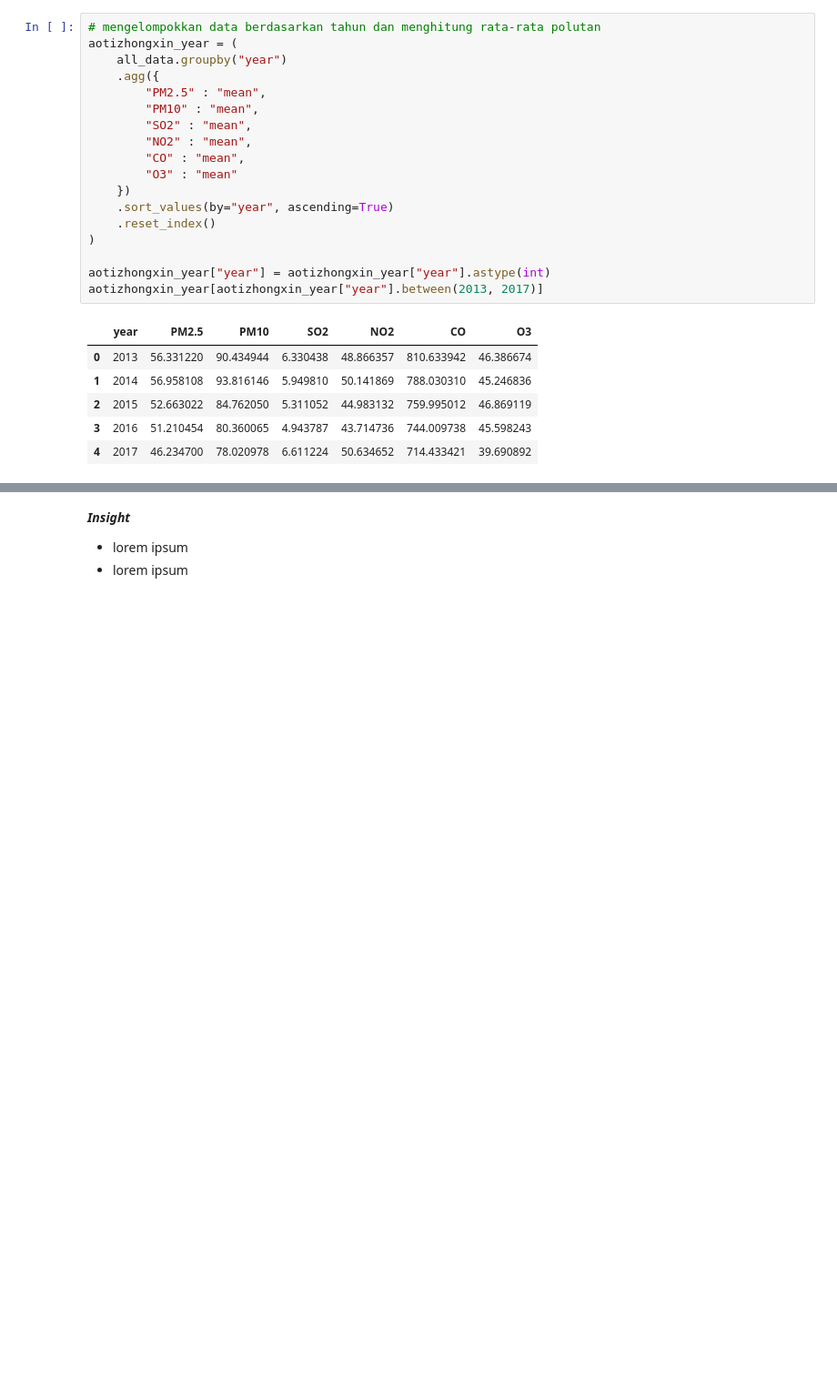
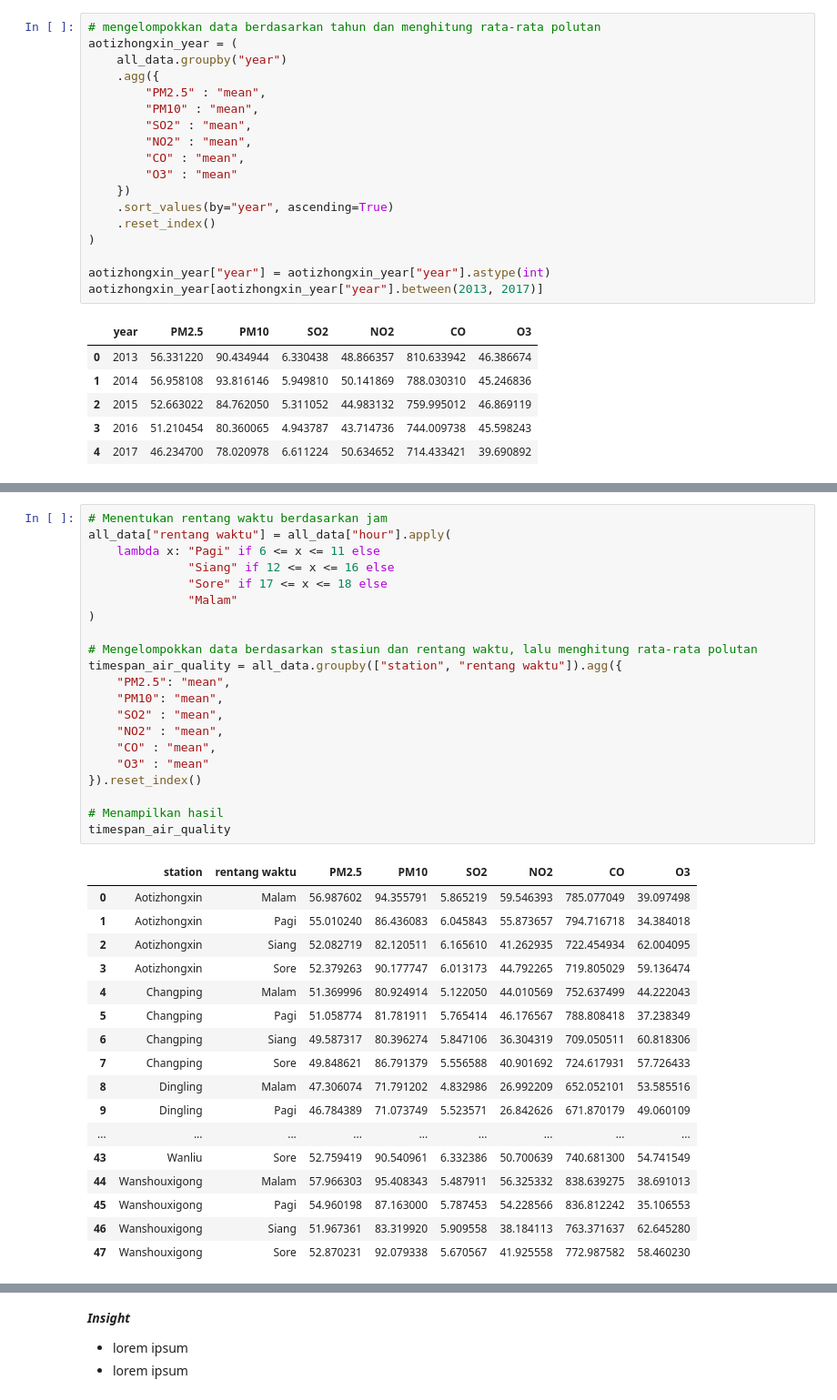
Before and after one commit to Azuredeer/Air-Quality, a Jupyter notebook: analysis_air.ipynb, the cells around one changed output, grey strips where cells are left out. Shown at 91% size. Saved outputs shown, nothing was run; the diff lists cells and outputs as text; blank space fills up the shorter version.

```diff
--- a/analysis_air.ipynb
+++ b/analysis_air.ipynb
@@ -2307,0 +2558,39 @@ changping_year[changping_year["year"].between(2013, 2017)]
+# %%
+# Menentukan rentang waktu berdasarkan jam
+all_data["rentang waktu"] = all_data["hour"].apply(
+    lambda x: "Pagi" if 6 <= x <= 11 else
+              "Siang" if 12 <= x <= 16 else
+              "Sore" if 17 <= x <= 18 else
+              "Malam"
+)
+
+# Mengelompokkan data berdasarkan stasiun dan rentang waktu, lalu menghitung rata-rata polutan
+timespan_air_quality = all_data.groupby(["station", "rentang waktu"]).agg({
+    "PM2.5": "mean",
+    "PM10": "mean",
+    "SO2" : "mean",
+    "NO2" : "mean",
+    "CO" : "mean",
+    "O3" : "mean"
+}).reset_index()
+
+# Menampilkan hasil
+timespan_air_quality
+# %% [output]
+|  | station | rentang waktu | PM2.5 | PM10 | SO2 | NO2 | CO | O3 |
+| 0 | Aotizhongxin | Malam | 56.987602 | 94.355791 | 5.865219 | 59.546393 | 785.077049 | 39.097498 |
+| 1 | Aotizhongxin | Pagi | 55.010240 | 86.436083 | 6.045843 | 55.873657 | 794.716718 | 34.384018 |
+| 2 | Aotizhongxin | Siang | 52.082719 | 82.120511 | 6.165610 | 41.262935 | 722.454934 | 62.004095 |
+| 3 | Aotizhongxin | Sore | 52.379263 | 90.177747 | 6.013173 | 44.792265 | 719.805029 | 59.136474 |
+| 4 | Changping | Malam | 51.369996 | 80.924914 | 5.122050 | 44.010569 | 752.637499 | 44.222043 |
+| 5 | Changping | Pagi | 51.058774 | 81.781911 | 5.765414 | 46.176567 | 788.808418 | 37.238349 |
+| 6 | Changping | Siang | 49.587317 | 80.396274 | 5.847106 | 36.304319 | 709.050511 | 60.818306 |
+| 7 | Changping | Sore | 49.848621 | 86.791379 | 5.556588 | 40.901692 | 724.617931 | 57.726433 |
+| 8 | Dingling | Malam | 47.306074 | 71.791202 | 4.832986 | 26.992209 | 652.052101 | 53.585516 |
+| 9 | Dingling | Pagi | 46.784389 | 71.073749 | 5.523571 | 26.842626 | 671.870179 | 49.060109 |
+| ... | ... | ... | ... | ... | ... | ... | ... | ... |
+| 43 | Wanliu | Sore | 52.759419 | 90.540961 | 6.332386 | 50.700639 | 740.681300 | 54.741549 |
+| 44 | Wanshouxigong | Malam | 57.966303 | 95.408343 | 5.487911 | 56.325332 | 838.639275 | 38.691013 |
+| 45 | Wanshouxigong | Pagi | 54.960198 | 87.163000 | 5.787453 | 54.228566 | 836.812242 | 35.106553 |
+| 46 | Wanshouxigong | Siang | 51.967361 | 83.319920 | 5.909558 | 38.184113 | 763.371637 | 62.645280 |
+| 47 | Wanshouxigong | Sore | 52.870231 | 92.079338 | 5.670567 | 41.925558 | 772.987582 | 58.460230 |
```
Also changed, not shown: parts of 15 cells of this notebook.
